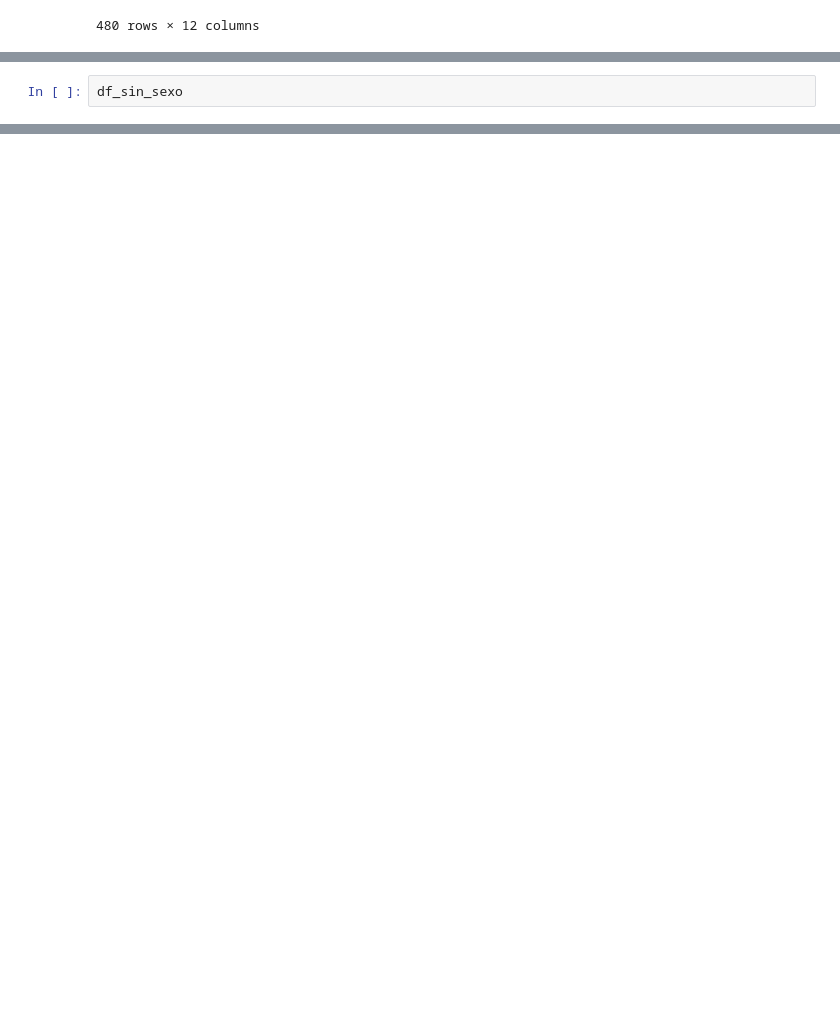
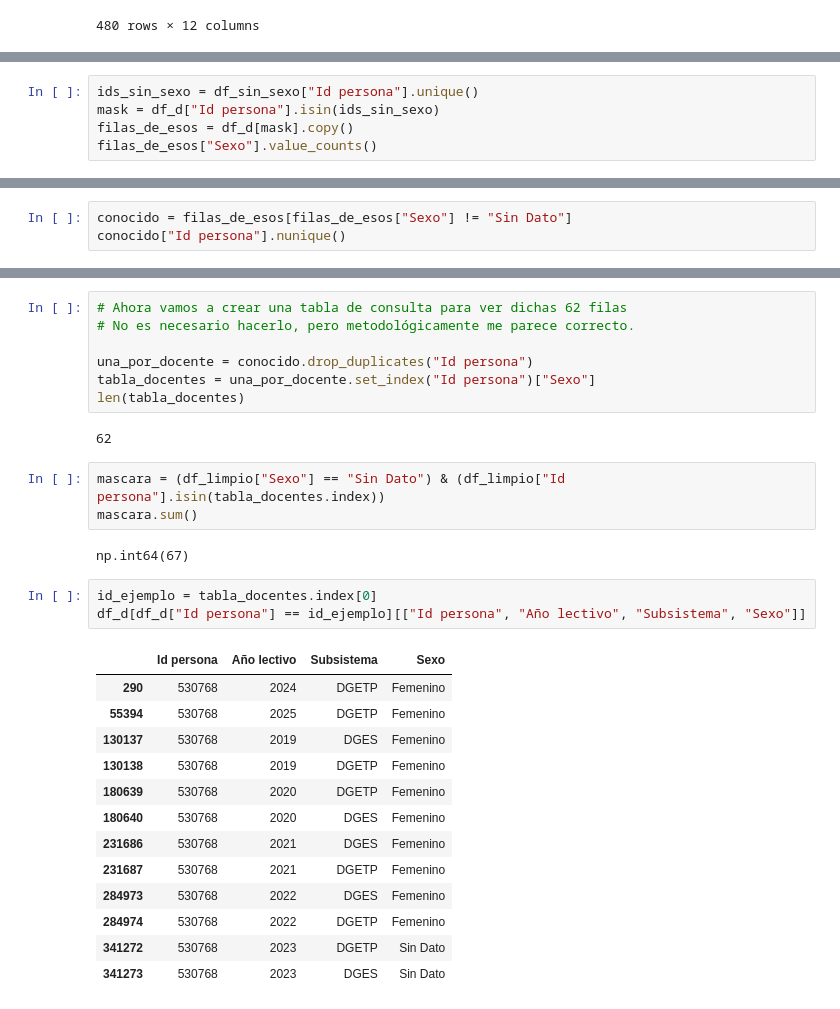
Before and after one commit to Albertmestre1256/Analisis-de-metricas-Ceibal, a Jupyter notebook: Proyecto/Etapa II - Exploración primaria + Limpieza/EDA y limpieza de datos.ipynb, the cells around one changed output, grey strips where cells are left out. Saved outputs shown, nothing was run; the diff lists cells and outputs as text; blank space fills up the shorter version.

```diff
--- a/Proyecto/Etapa II - Exploración primaria + Limpieza/EDA y limpieza de datos.ipynb
+++ b/Proyecto/Etapa II - Exploración primaria + Limpieza/EDA y limpieza de datos.ipynb
@@ -436,3 +466,6 @@ df_sin_sexo.head(480)
 # %%
-df_sin_sexo
+ids_sin_sexo = df_sin_sexo["Id persona"].unique()
+mask = df_d["Id persona"].isin(ids_sin_sexo)
+filas_de_esos = df_d[mask].copy()
+filas_de_esos["Sexo"].value_counts()
 # %% [output]
@@ -439,0 +477,3 @@ df_sin_sexo
+# %%
+conocido = filas_de_esos[filas_de_esos["Sexo"] != "Sin Dato"]
+conocido["Id persona"].nunique()
@@ -439,0 +498,31 @@ df_sin_sexo
+# %%
+# Ahora vamos a crear una tabla de consulta para ver dichas 62 filas
+# No es necesario hacerlo, pero metodológicamente me parece correcto.
+
+una_por_docente = conocido.drop_duplicates("Id persona")
+tabla_docentes = una_por_docente.set_index("Id persona")["Sexo"]
+len(tabla_docentes)
+# %% [output]
+62
+# %%
+mascara = (df_limpio["Sexo"] == "Sin Dato") & (df_limpio["Id persona"].isin(tabla_docentes.index))
+mascara.sum()
+# %% [output]
+np.int64(67)
+# %%
+id_ejemplo = tabla_docentes.index[0]
+df_d[df_d["Id persona"] == id_ejemplo][["Id persona", "Año lectivo", "Subsistema", "Sexo"]]
+# %% [output]
+|  | Id persona | Año lectivo | Subsistema | Sexo |
+| 290 | 530768 | 2024 | DGETP | Femenino |
+| 55394 | 530768 | 2025 | DGETP | Femenino |
+| 130137 | 530768 | 2019 | DGES | Femenino |
+| 130138 | 530768 | 2019 | DGETP | Femenino |
+| 180639 | 530768 | 2020 | DGETP | Femenino |
+| 180640 | 530768 | 2020 | DGES | Femenino |
+| 231686 | 530768 | 2021 | DGES | Femenino |
+| 231687 | 530768 | 2021 | DGETP | Femenino |
+| 284973 | 530768 | 2022 | DGES | Femenino |
+| 284974 | 530768 | 2022 | DGETP | Femenino |
+| 341272 | 530768 | 2023 | DGETP | Sin Dato |
+| 341273 | 530768 | 2023 | DGES | Sin Dato |
```
Also changed, not shown: parts of 8 cells of this notebook.
